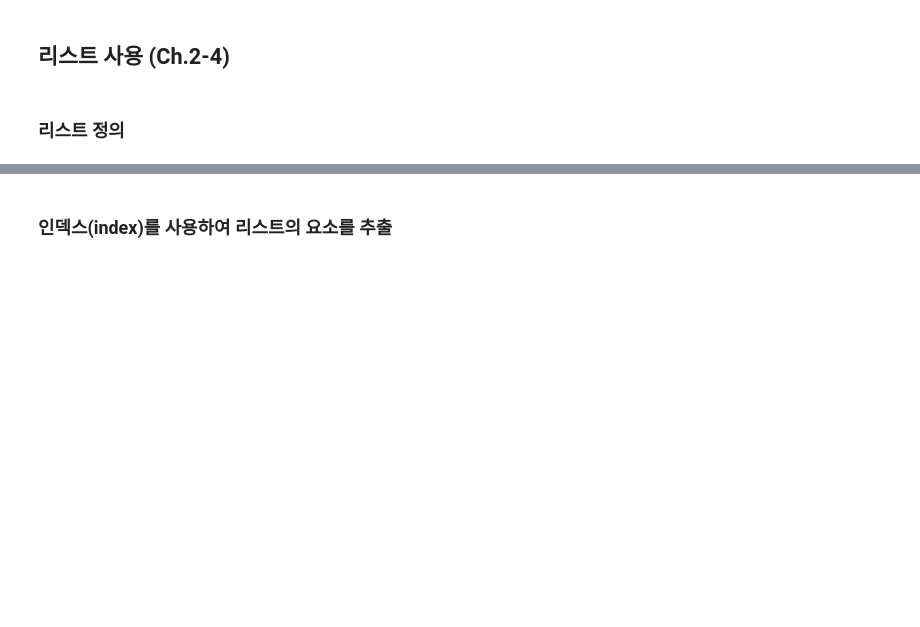
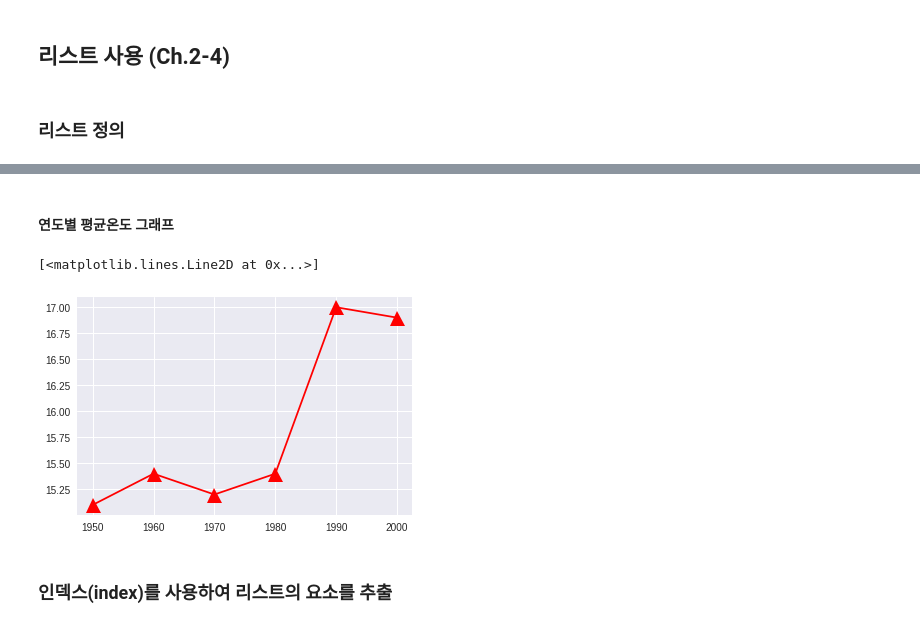
Before and after one commit to YoonJinAh/py-09, a Jupyter notebook: wk03_list_loop_condition.ipynb, the cells around one changed output, grey strips where cells are left out. Drawn from its saved outputs; the diff is of its cells as text; code cells hidden in the pictures; blank space fills up the shorter version.

```diff
--- a/wk03_list_loop_condition.ipynb
+++ b/wk03_list_loop_condition.ipynb
@@ -92,3 +98,18 @@ plt.plot(tokyo_temps, 'g*-', ms=15)
+# %% [markdown]
+#### 연도별 평균온도 그래프
+# %%
+#연도정의
+# range(1950,2000,10)
+#=>range(시작값, 종료값, 단위)-종료값은 출력안댐 에러 발생(1950~1990)
+year = range(1950,2010,10)
+# %%
+#plot(x축, y축, option, size)
+#plt.plot(year, tokyo_temps, 'r^-', ms=15)
+#에러발생->x축과 y축의 크기가 다르기 때문.
+plt.plot(year, tokyo_temps, 'r^-', ms=15)
+# %% [output]
+[<matplotlib.lines.Line2D at 0x...>]
+[figure, added]
 # %% [markdown]
 ### 인덱스(index)를 사용하여 리스트의 요소를 추출
 # %%
```
Also changed, not shown: parts of 62 cells of this notebook.
